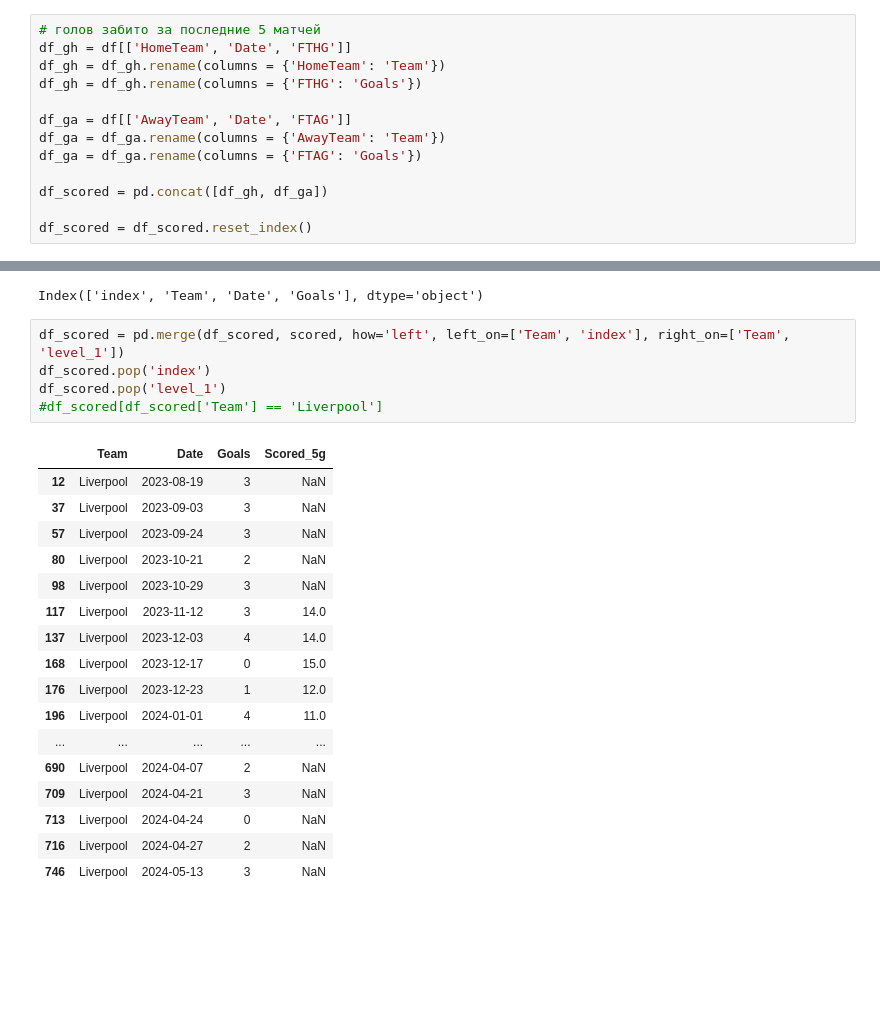
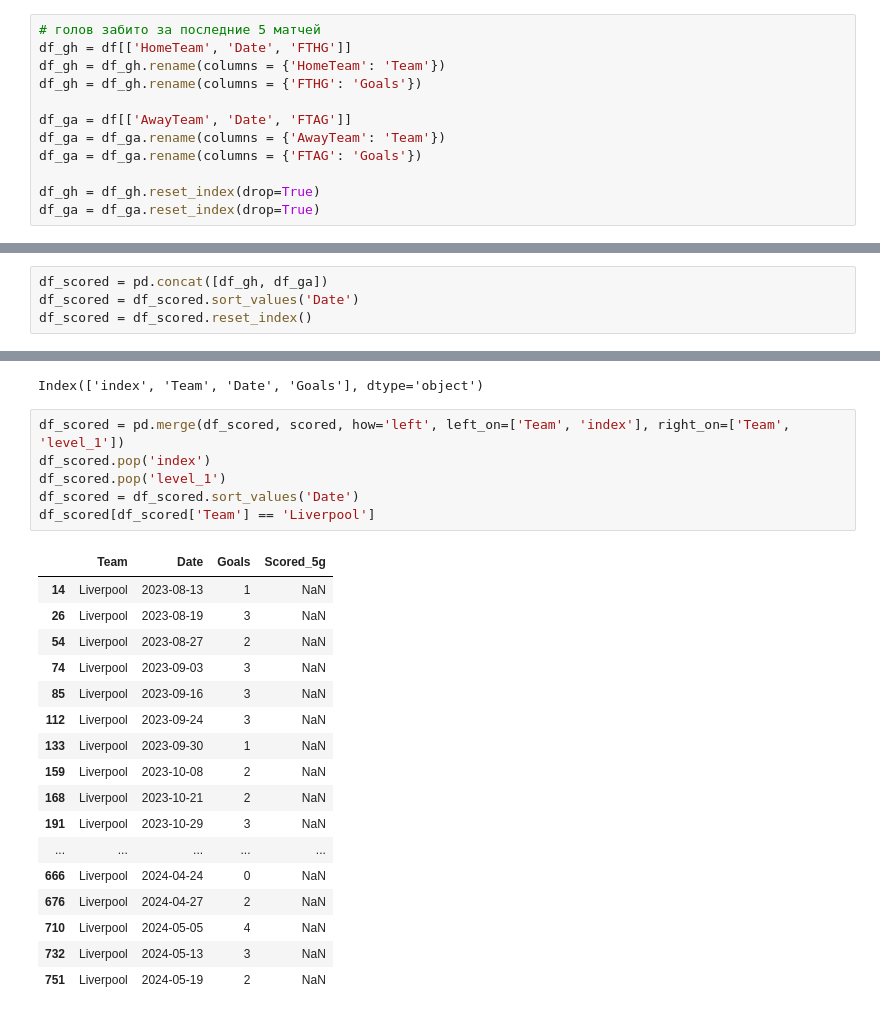
Before and after one commit to rriizz2k/EPL-Match-Predictor, a Jupyter notebook: PL_prediction.ipynb, the cells around one changed output, grey strips where cells are left out. Drawn from its saved outputs; the diff is of its cells as text; blank space fills up the shorter version.

```diff
--- a/PL_prediction.ipynb
+++ b/PL_prediction.ipynb
@@ -276,6 +276,5 @@ df_ga = df[['AwayTeam', 'Date', 'FTAG']]
 df_ga = df_ga.rename(columns = {'AwayTeam': 'Team'})
 df_ga = df_ga.rename(columns = {'FTAG': 'Goals'})
 
-df_scored = pd.concat([df_gh, df_ga])
-
-df_scored = df_scored.reset_index()
+df_gh = df_gh.reset_index(drop=True)
+df_ga = df_ga.reset_index(drop=True)
@@ -281,0 +297,4 @@ df_scored = df_scored.reset_index()
+# %%
+df_scored = pd.concat([df_gh, df_ga])
+df_scored = df_scored.sort_values('Date')
+df_scored = df_scored.reset_index()
@@ -311,23 +351,24 @@ Index(['index', 'Team', 'Date', 'Goals'], dtype='object')
 # %%
 df_scored = pd.merge(df_scored, scored, how='left', left_on=['Team', 'index'], right_on=['Team', 'level_1'])
 df_scored.pop('index')
 df_scored.pop('level_1')
-#df_scored[df_scored['Team'] == 'Liverpool']
+df_scored = df_scored.sort_values('Date')
+df_scored[df_scored['Team'] == 'Liverpool']
 # %% [output]
 |  | Team | Date | Goals | Scored_5g |
-| 12 | Liverpool | 2023-08-19 | 3 | NaN |
-| 37 | Liverpool | 2023-09-03 | 3 | NaN |
-| 57 | Liverpool | 2023-09-24 | 3 | NaN |
-| 80 | Liverpool | 2023-10-21 | 2 | NaN |
-| 98 | Liverpool | 2023-10-29 | 3 | NaN |
-| 117 | Liverpool | 2023-11-12 | 3 | 14.0 |
-| 137 | Liverpool | 2023-12-03 | 4 | 14.0 |
-| 168 | Liverpool | 2023-12-17 | 0 | 15.0 |
-| 176 | Liverpool | 2023-12-23 | 1 | 12.0 |
-| 196 | Liverpool | 2024-01-01 | 4 | 11.0 |
+| 14 | Liverpool | 2023-08-13 | 1 | NaN |
+| 26 | Liverpool | 2023-08-19 | 3 | NaN |
+| 54 | Liverpool | 2023-08-27 | 2 | NaN |
+| 74 | Liverpool | 2023-09-03 | 3 | NaN |
+| 85 | Liverpool | 2023-09-16 | 3 | NaN |
+| 112 | Liverpool | 2023-09-24 | 3 | NaN |
+| 133 | Liverpool | 2023-09-30 | 1 | NaN |
+| 159 | Liverpool | 2023-10-08 | 2 | NaN |
+| 168 | Liverpool | 2023-10-21 | 2 | NaN |
+| 191 | Liverpool | 2023-10-29 | 3 | NaN |
 | ... | ... | ... | ... | ... |
-| 690 | Liverpool | 2024-04-07 | 2 | NaN |
-| 709 | Liverpool | 2024-04-21 | 3 | NaN |
-| 713 | Liverpool | 2024-04-24 | 0 | NaN |
-| 716 | Liverpool | 2024-04-27 | 2 | NaN |
-| 746 | Liverpool | 2024-05-13 | 3 | NaN |
+| 666 | Liverpool | 2024-04-24 | 0 | NaN |
+| 676 | Liverpool | 2024-04-27 | 2 | NaN |
+| 710 | Liverpool | 2024-05-05 | 4 | NaN |
+| 732 | Liverpool | 2024-05-13 | 3 | NaN |
+| 751 | Liverpool | 2024-05-19 | 2 | NaN |
```
Also changed, not shown: parts of 6 cells of this notebook.
